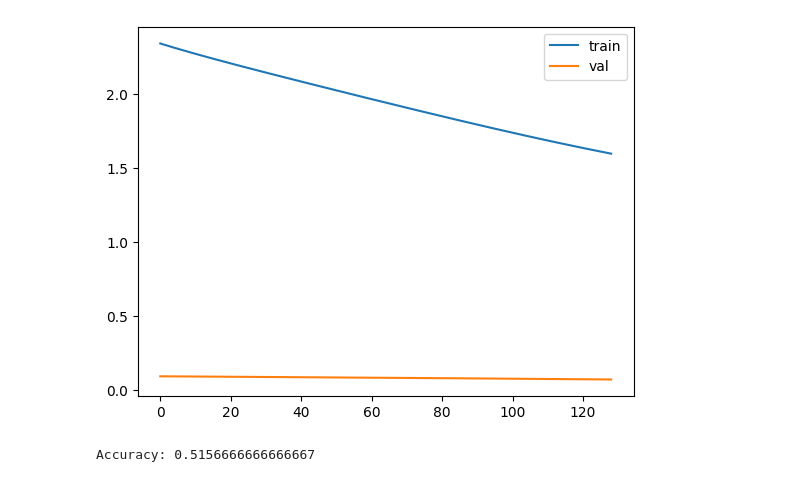
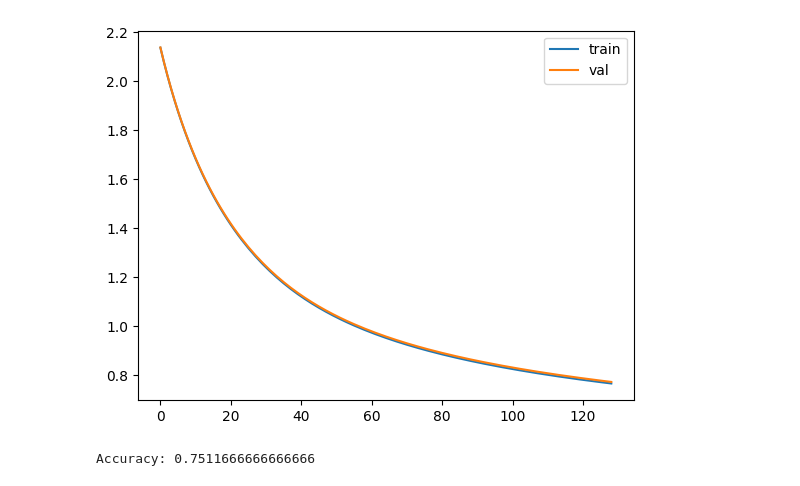
Before and after one commit to atharvvinayakkulkarni-glitch/IEEE-AI-Ml, a Jupyter notebook: fashion-mnist.ipynb, the cells around one changed output. Cells and saved outputs as stored; diff of their text form; code cells hidden in the pictures.

```diff
--- a/fashion-mnist.ipynb
+++ b/fashion-mnist.ipynb
@@ -194,14 +194,12 @@ class NN:
         y_hat: (10, n)
         returns (10, n)
         """
-
+        return y_hat - y
         # Implement the cross entropy loss derivative function here and return it
         # Note: The derivative of the CEL is usually taken with respect to the softmax input not output so keep that in mind while writing
 
         # [Code Goes Here]
-        cross_entropy_der = y_hat - y
 
-        return cross_entropy_der
     # Forward propagation
     def forward(self, input_list):
         """
@@ -297,7 +295,7 @@ class NN:
         # For the task, you will be using Cross Entropy Loss
 
         # Change this to cross entropy loss
-        dE_dzo = self.mean_squared_error_derivative(tj, yj) * self.softmax_derivative(yj) # (10,n)
+        dE_dzo = self.cross_entropy_derivative(tj, yj) # (10,n)
         # Note: the derivative of the CEL is usually taken with respect to the softmax input not output so keep that in mind while writing
 
 
@@ -342,7 +340,7 @@ class NN:
         for epoch in range(self.epochs):
             loss = self.backprop(inputs_list, targets_list)
             train_loss.append(loss)
-            vloss = self.mean_squared_error(validation_labels.T, self.forward(validation_data))
+            vloss = self.cross_entropy_loss(validation_labels.T, self.forward(validation_data))
             val_loss.append(np.mean(vloss))
             print(f"Epoch: {epoch}, Loss: {loss}, Val Loss: {val_loss[-1]}")
 
@@ -406,2 +404,2 @@ Epoch: 129, Loss: 1.5987864295727903, Val Loss: 0.06974881553167987
-[figure, old version]
+[figure, new version]
-Accuracy: 0.5156666666666667
+Accuracy: 0.7511666666666666
```
Also changed, not shown: parts of 1 cell of this notebook.
